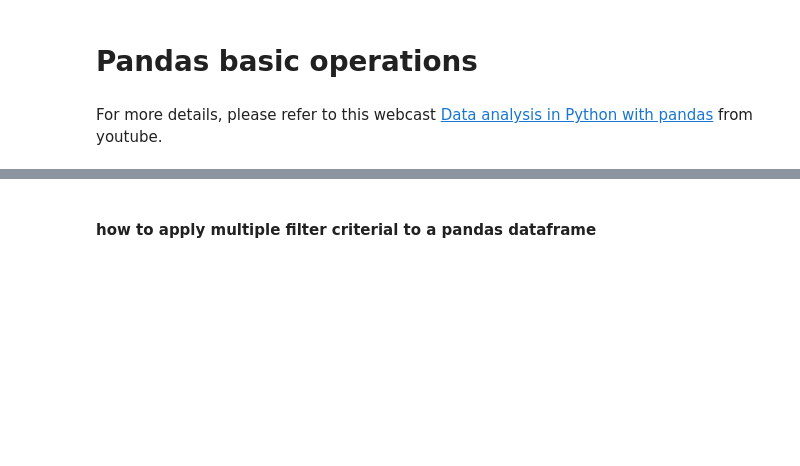
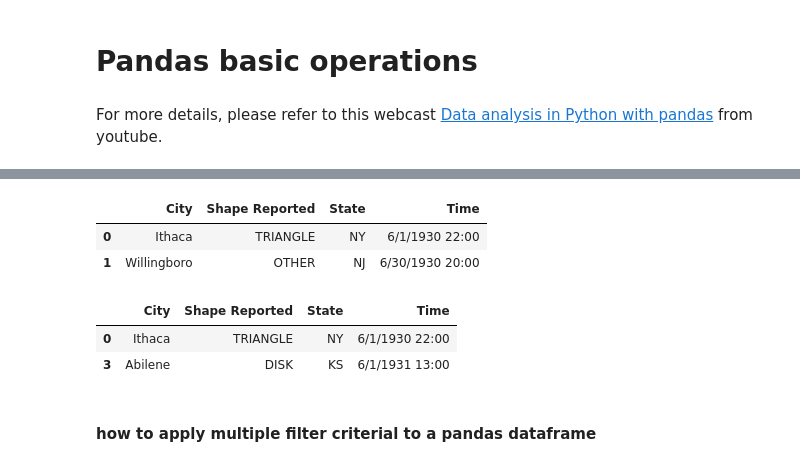
Before and after one commit to chiching/jupyter-notebooks, a Jupyter notebook: basic/pandas.ipynb, the cells around one changed output, grey strips where cells are left out. Cells and saved outputs as stored; diff of their text form; code cells hidden in the pictures; blank space fills up the shorter version.

```diff
--- a/basic/pandas.ipynb
+++ b/basic/pandas.ipynb
@@ -5,3 +69,19 @@ For more details, please refer to this webcast [Data analysis in Python with pan
+# %%
+# drop column
+df.drop('Colors Reported', axis=1, inplace=True)  # axis = 1 menas column, 0 means row
+df.head(2)
+# %% [output]
+|  | City | Shape Reported | State | Time |
+| 0 | Ithaca | TRIANGLE | NY | 6/1/1930 22:00 |
+| 1 | Willingboro | OTHER | NJ | 6/30/1930 20:00 |
+# %%
+# drop rows
+df.drop([1,2], axis=0, inplace=True)
+df.head(2)
+# %% [output]
+|  | City | Shape Reported | State | Time |
+| 0 | Ithaca | TRIANGLE | NY | 6/1/1930 22:00 |
+| 3 | Abilene | DISK | KS | 6/1/1931 13:00 |
 # %% [markdown]
 ####  how to apply multiple filter criterial to a pandas dataframe
 # %%
```
Also changed, not shown: parts of 15 cells of this notebook.
